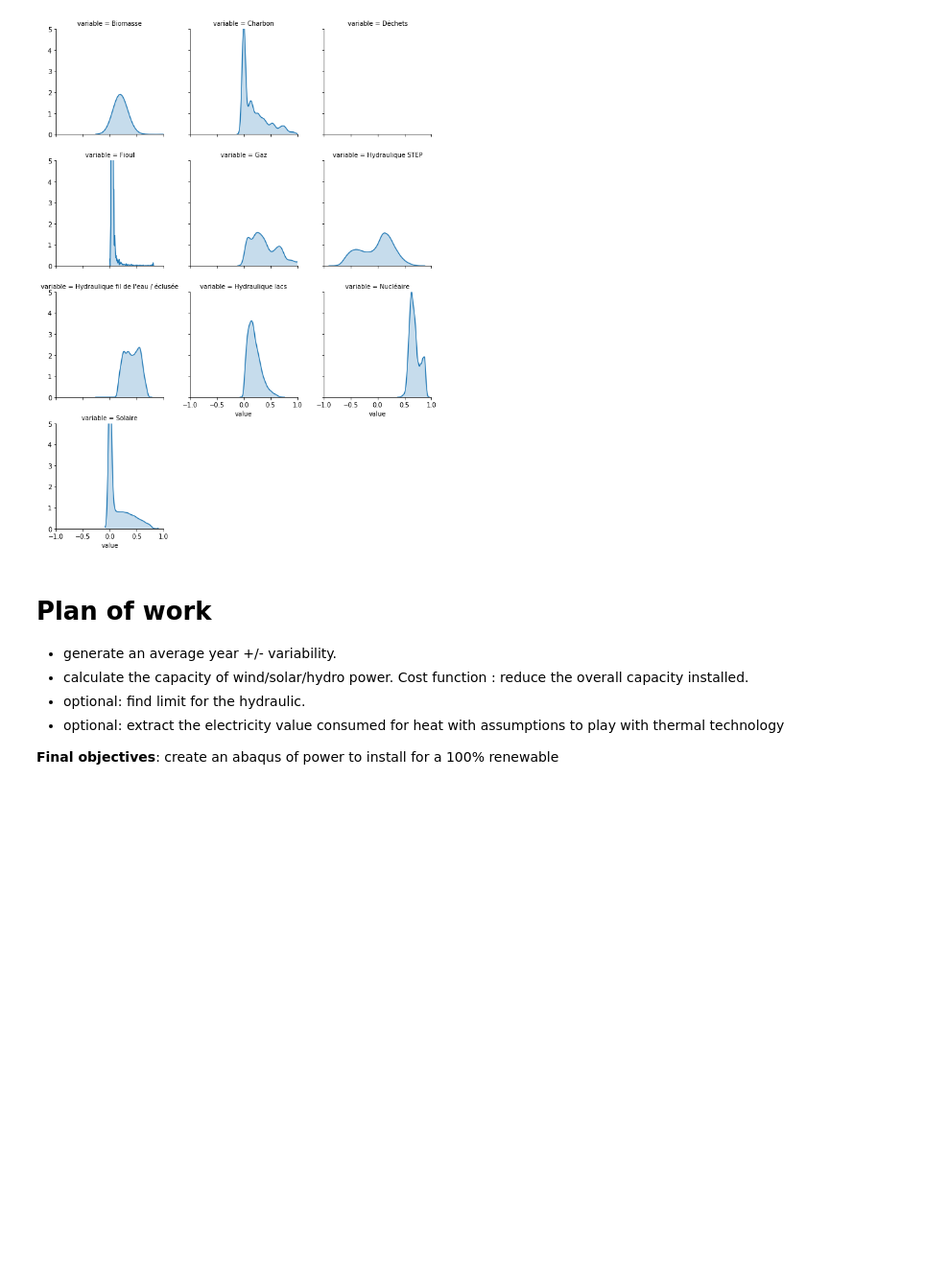
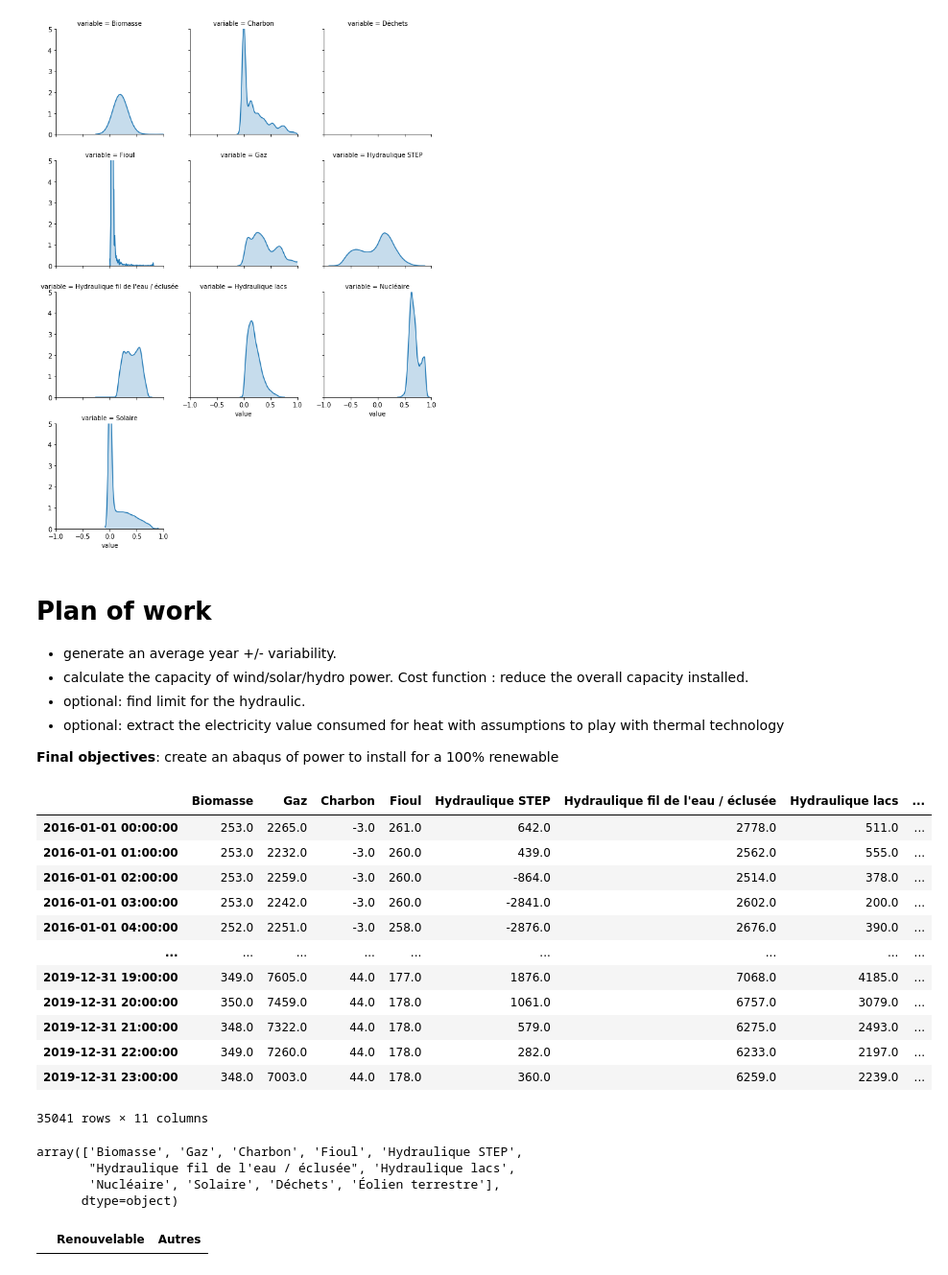
Before and after one commit to cfrancois7/energy-transition-assessment, a Jupyter notebook: src/exploration_Antoine.ipynb, the cells around one changed output. Shown: that part at 96% size. Saved outputs shown, nothing was run; the diff lists cells and outputs as text; code cells hidden in the pictures; blank space fills up the shorter version.

```diff
--- a/src/exploration_Antoine.ipynb
+++ b/src/exploration_Antoine.ipynb
@@ -196,3 +251,33 @@ plt.show()
 - optional: extract the electricity value consumed for heat with assumptions to play with thermal technology
 
 **Final objectives**: create an abaqus of power to install for a 100% renewable
+# %%
+df_prod_fr
+# %% [output]
+|  | Biomasse | Gaz | Charbon | Fioul | Hydraulique STEP | Hydraulique fil de l'eau / éclusée | Hydraulique lacs | ... |
+| 2016-01-01 00:00:00 | 253.0 | 2265.0 | -3.0 | 261.0 | 642.0 | 2778.0 | 511.0 | ... |
+| 2016-01-01 01:00:00 | 253.0 | 2232.0 | -3.0 | 260.0 | 439.0 | 2562.0 | 555.0 | ... |
+| 2016-01-01 02:00:00 | 253.0 | 2259.0 | -3.0 | 260.0 | -864.0 | 2514.0 | 378.0 | ... |
+| 2016-01-01 03:00:00 | 253.0 | 2242.0 | -3.0 | 260.0 | -2841.0 | 2602.0 | 200.0 | ... |
+| 2016-01-01 04:00:00 | 252.0 | 2251.0 | -3.0 | 258.0 | -2876.0 | 2676.0 | 390.0 | ... |
+| ... | ... | ... | ... | ... | ... | ... | ... | ... |
+| 2019-12-31 19:00:00 | 349.0 | 7605.0 | 44.0 | 177.0 | 1876.0 | 7068.0 | 4185.0 | ... |
+| 2019-12-31 20:00:00 | 350.0 | 7459.0 | 44.0 | 178.0 | 1061.0 | 6757.0 | 3079.0 | ... |
+| 2019-12-31 21:00:00 | 348.0 | 7322.0 | 44.0 | 178.0 | 579.0 | 6275.0 | 2493.0 | ... |
+| 2019-12-31 22:00:00 | 349.0 | 7260.0 | 44.0 | 178.0 | 282.0 | 6233.0 | 2197.0 | ... |
+| 2019-12-31 23:00:00 | 348.0 | 7003.0 | 44.0 | 178.0 | 360.0 | 6259.0 | 2239.0 | ... |
+35041 rows × 11 columns
+# %%
+df_prod_fr.columns.values
+# %% [output]
+array(['Biomasse', 'Gaz', 'Charbon', 'Fioul', 'Hydraulique STEP',
+       "Hydraulique fil de l'eau / éclusée", 'Hydraulique lacs',
+       'Nucléaire', 'Solaire', 'Déchets', 'Éolien terrestre'],
+      dtype=object)
+# %%
+renouvelables=['Biomasse','Hydraulique STEP',"Hydraulique fil de l'eau / éclusée",'Hydraulique lacs','Solaire','Éolien terrestre']
+autres = ['Gaz','Charbon','Fioul',]
+df_prod_fr_rnw_others = pd.DataFrame(columns=['Renouvelable','Autres'])
+df_prod_fr_rnw_others['Renouvelables'] =
+# %% [output]
+|  | Renouvelable | Autres |
```
Also changed, not shown: parts of 10 cells of this notebook, 1 other file.
